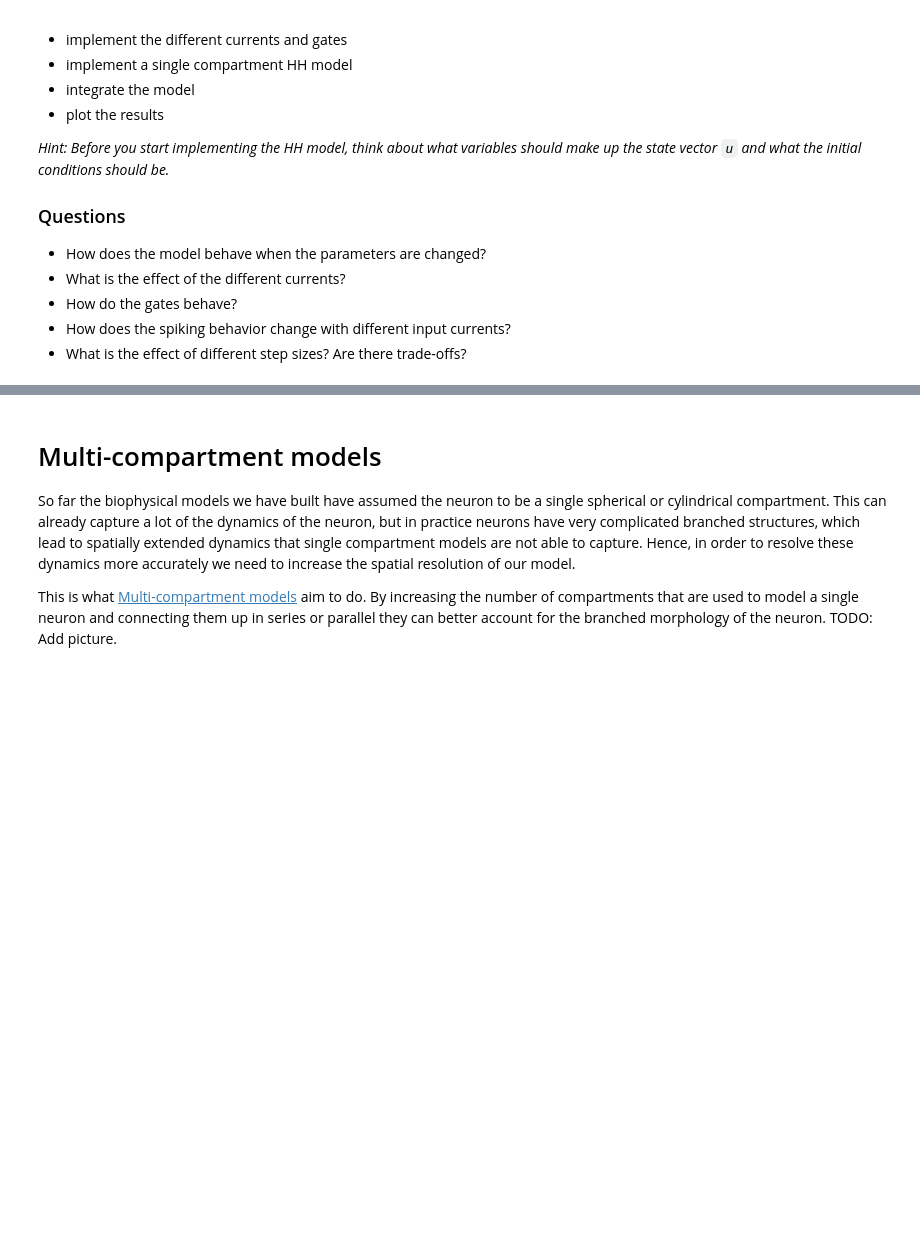
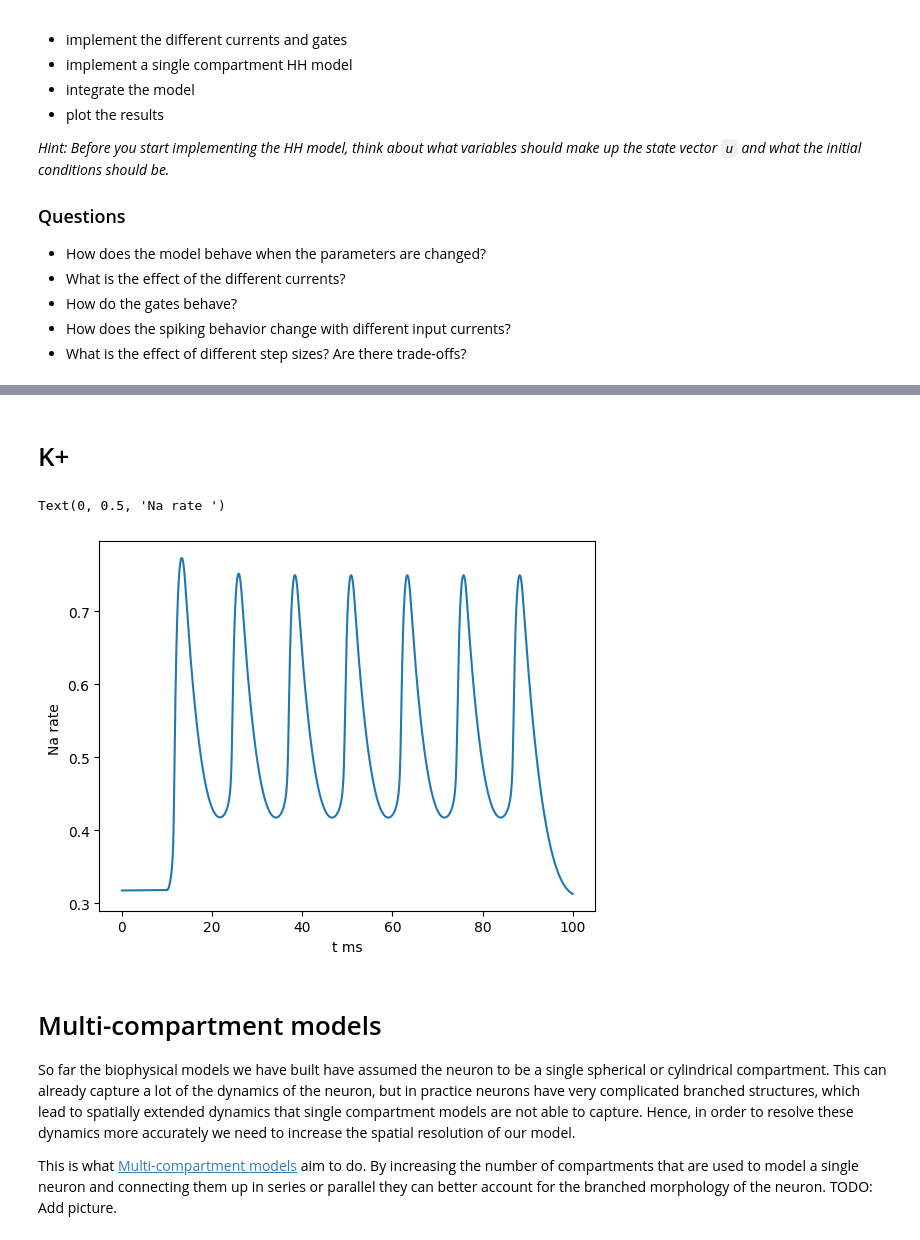
Before and after one commit to Asimawad/NeuroSimInf, a Jupyter notebook: notebooks/week01.ipynb, the cells around one changed output, grey strips where cells are left out. Cells and saved outputs as stored; diff of their text form; code cells hidden in the pictures; blank space fills up the shorter version.

```diff
--- a/notebooks/week01.ipynb
+++ b/notebooks/week01.ipynb
@@ -424,3 +436,12 @@ array([<Axes: ylabel='V (mV)'>, <Axes: xlabel='t (ms)', ylabel='I (nA)'>],
+# %% [markdown]
+# K+
+# %%
+plt.plot(t,u[:,2])
+plt.xlabel("t ms")
+plt.ylabel("Na rate ")
+# %% [output]
+Text(0, 0.5, 'Na rate ')
+[figure, added]
 # %% [markdown]
 # Multi-compartment models
 So far the biophysical models we have built have assumed the neuron to be a single spherical or cylindrical compartment. This can already capture a lot of the dynamics of the neuron, but in practice neurons have very complicated branched structures, which lead to spatially extended dynamics that single compartment models are not able to capture. Hence, in order to resolve these dynamics more accurately we need to increase the spatial resolution of our model.
```
Also changed, not shown: parts of 10 cells of this notebook, 1 other file.
